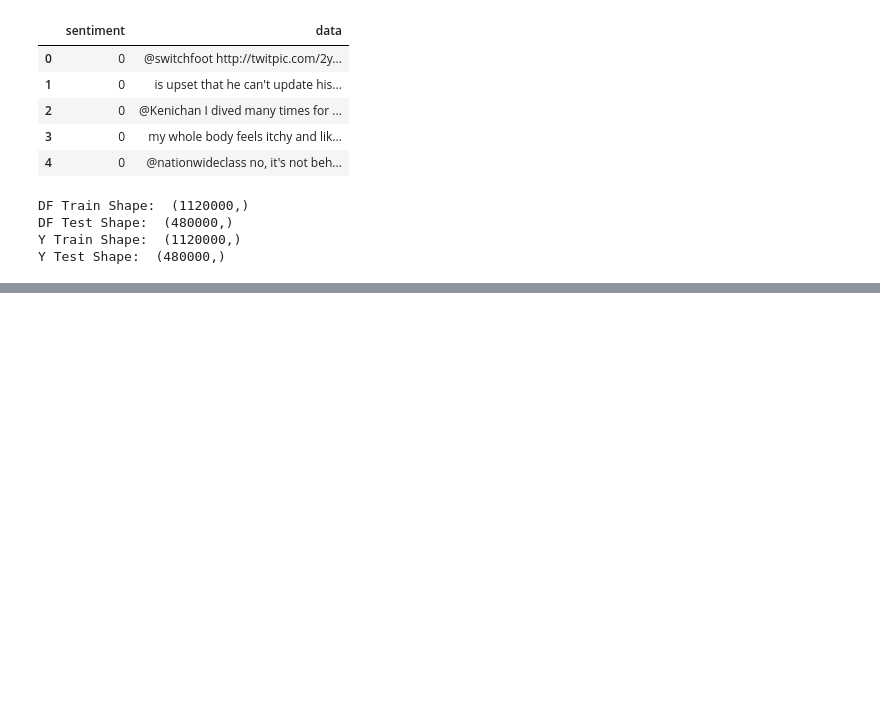
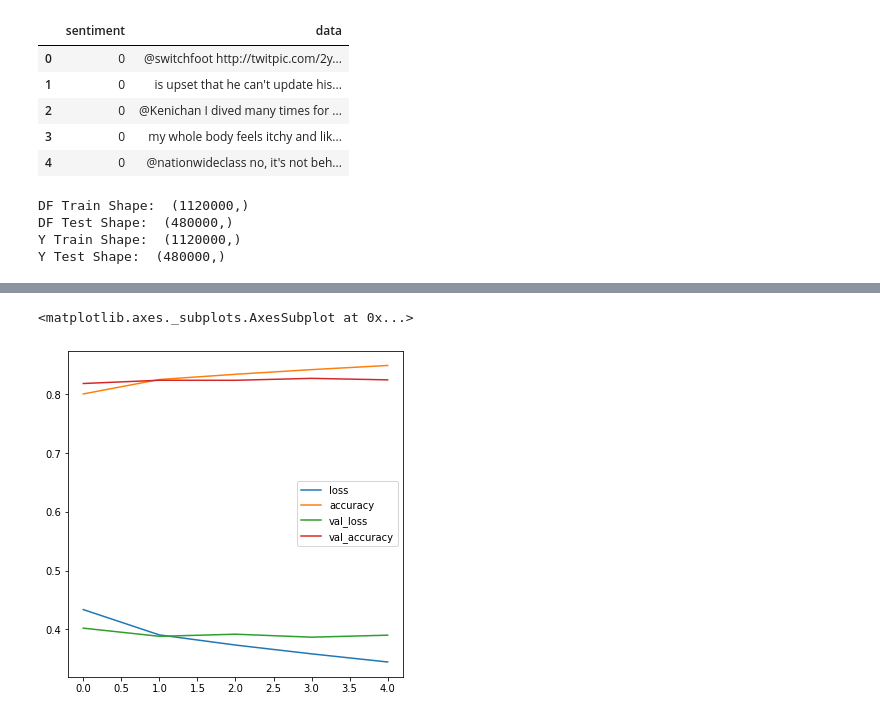
Before and after one commit to jdu8/sentiment-analysis-comparison, a Jupyter notebook: sentiment_analysis.ipynb, the cells around one changed output, grey strips where cells are left out. Saved outputs shown, nothing was run; the diff lists cells and outputs as text; code cells hidden in the pictures; blank space fills up the shorter version.

```diff
--- a/sentiment_analysis.ipynb
+++ b/sentiment_analysis.ipynb
@@ -288,4 +297,4 @@ KeyboardInterrupt: ignored
 class LSTM_Saver(keras.callbacks.Callback):
     def on_epoch_end(self, epoch, logs={}):
           self.model.save(f"model/lstm/lstm_model_{epoch}.h5")
-lstm_hist=lstm_model.fit(data_train,y_train,validation_data=(data_test,y_test),epochs=5,batch_size=100,callbacks=[LSTM_Saver()])
+lstm_hist=lstm_model.fit(data_train,y_train,validation_data=(data_test,y_test),epochs=EPOCHS,batch_size=BATCH_SIZE,callbacks=[LSTM_Saver()])
@@ -316,0 +385,5 @@ print(cnn_multi_layer_lstm_hist)
+# %%
+pd.DataFrame(lstm_hist.history).plot(figsize=(6,6))
+# %% [output]
+<matplotlib.axes._subplots.AxesSubplot at 0x...>
+[figure, added]
```
Also changed, not shown: parts of 28 cells of this notebook.
